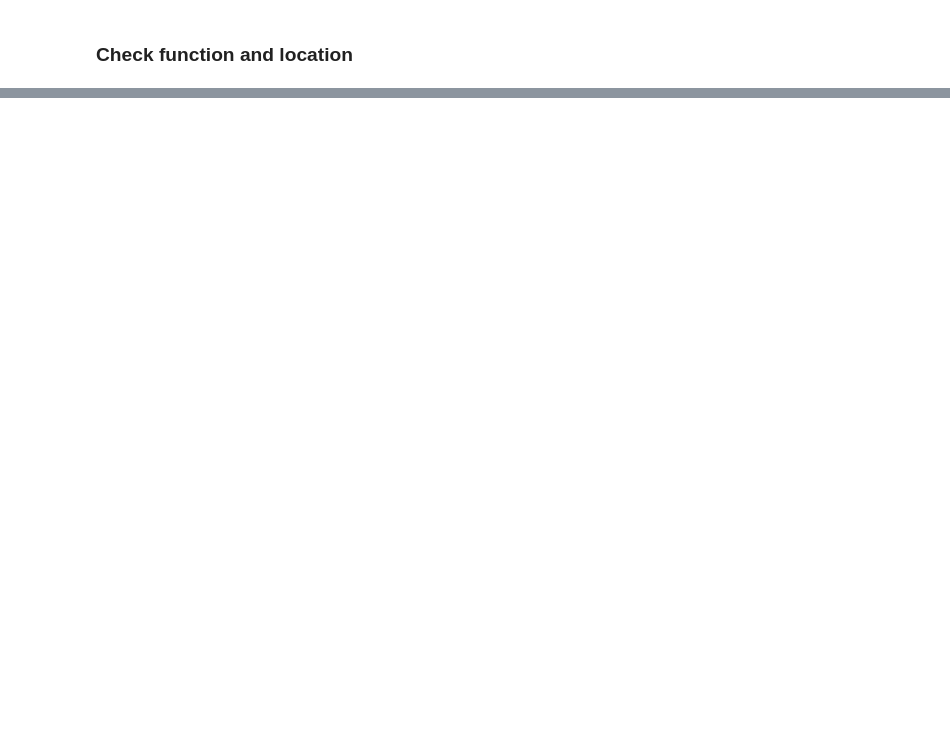
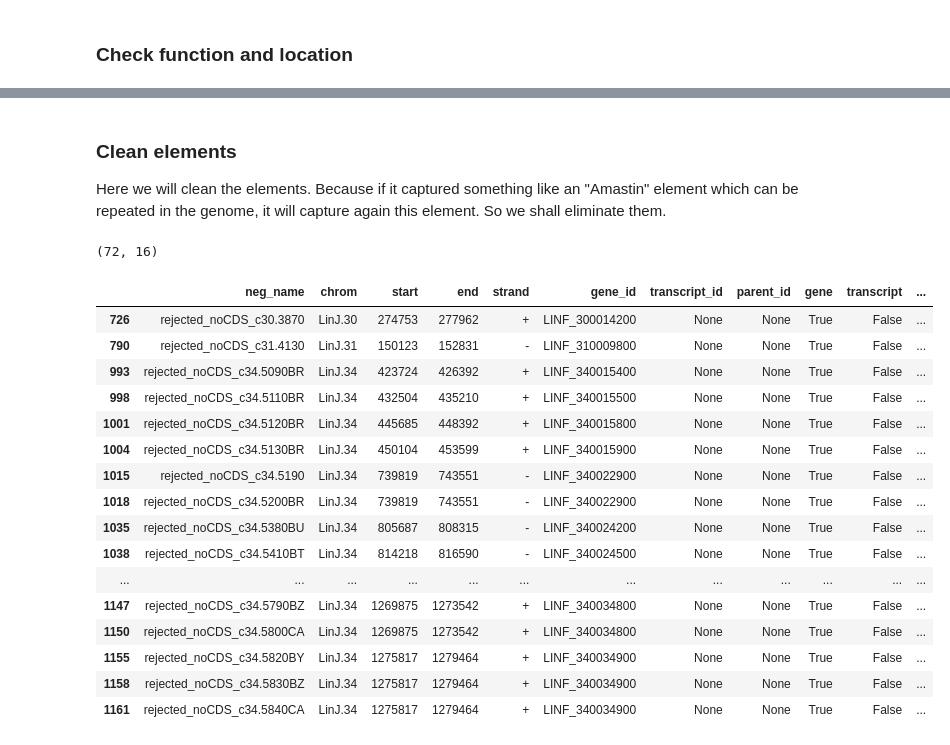
Before and after one commit to Viskuit/Test_BEDOPS, a Jupyter notebook: 25.Negative_analysis/1.NEGATIVE_location_Analysis.ipynb, the cells around one changed output, grey strips where cells are left out. Drawn from its saved outputs; the diff is of its cells as text; code cells hidden in the pictures; blank space fills up the shorter version.

```diff
--- a/25.Negative_analysis/1.NEGATIVE_location_Analysis.ipynb
+++ b/25.Negative_analysis/1.NEGATIVE_location_Analysis.ipynb
@@ -1441,0 +1017,27 @@ go_total
+# %% [markdown]
+### Clean elements
+Here we will clean the elements. Because if it captured something like an "Amastin" element which can be repeated in the genome, it will capture again this element. So we shall eliminate them.
+# %%
+# Check amastin elements where the column "notes" have "amastin" in it
+amastin_elems = neg_inside_gtf_df[neg_inside_gtf_df['notes'].fillna('').str.contains('amastin')]
+print(amastin_elems.shape)
+amastin_elems[amastin_elems["gene"] == True]
+# %% [output]
+(72, 16)
+|  | neg_name | chrom | start | end | strand | gene_id | transcript_id | parent_id | gene | transcript | ... |
+| 726 | rejected_noCDS_c30.3870 | LinJ.30 | 274753 | 277962 | + | LINF_300014200 | None | None | True | False | ... |
+| 790 | rejected_noCDS_c31.4130 | LinJ.31 | 150123 | 152831 | - | LINF_310009800 | None | None | True | False | ... |
+| 993 | rejected_noCDS_c34.5090BR | LinJ.34 | 423724 | 426392 | + | LINF_340015400 | None | None | True | False | ... |
+| 998 | rejected_noCDS_c34.5110BR | LinJ.34 | 432504 | 435210 | + | LINF_340015500 | None | None | True | False | ... |
+| 1001 | rejected_noCDS_c34.5120BR | LinJ.34 | 445685 | 448392 | + | LINF_340015800 | None | None | True | False | ... |
+| 1004 | rejected_noCDS_c34.5130BR | LinJ.34 | 450104 | 453599 | + | LINF_340015900 | None | None | True | False | ... |
+| 1015 | rejected_noCDS_c34.5190 | LinJ.34 | 739819 | 743551 | - | LINF_340022900 | None | None | True | False | ... |
+| 1018 | rejected_noCDS_c34.5200BR | LinJ.34 | 739819 | 743551 | - | LINF_340022900 | None | None | True | False | ... |
+| 1035 | rejected_noCDS_c34.5380BU | LinJ.34 | 805687 | 808315 | - | LINF_340024200 | None | None | True | False | ... |
+| 1038 | rejected_noCDS_c34.5410BT | LinJ.34 | 814218 | 816590 | - | LINF_340024500 | None | None | True | False | ... |
+| ... | ... | ... | ... | ... | ... | ... | ... | ... | ... | ... | ... |
+| 1147 | rejected_noCDS_c34.5790BZ | LinJ.34 | 1269875 | 1273542 | + | LINF_340034800 | None | None | True | False | ... |
+| 1150 | rejected_noCDS_c34.5800CA | LinJ.34 | 1269875 | 1273542 | + | LINF_340034800 | None | None | True | False | ... |
+| 1155 | rejected_noCDS_c34.5820BY | LinJ.34 | 1275817 | 1279464 | + | LINF_340034900 | None | None | True | False | ... |
+| 1158 | rejected_noCDS_c34.5830BZ | LinJ.34 | 1275817 | 1279464 | + | LINF_340034900 | None | None | True | False | ... |
+| 1161 | rejected_noCDS_c34.5840CA | LinJ.34 | 1275817 | 1279464 | + | LINF_340034900 | None | None | True | False | ... |
```
Also changed, not shown: parts of 69 cells of this notebook, 4 other files.
